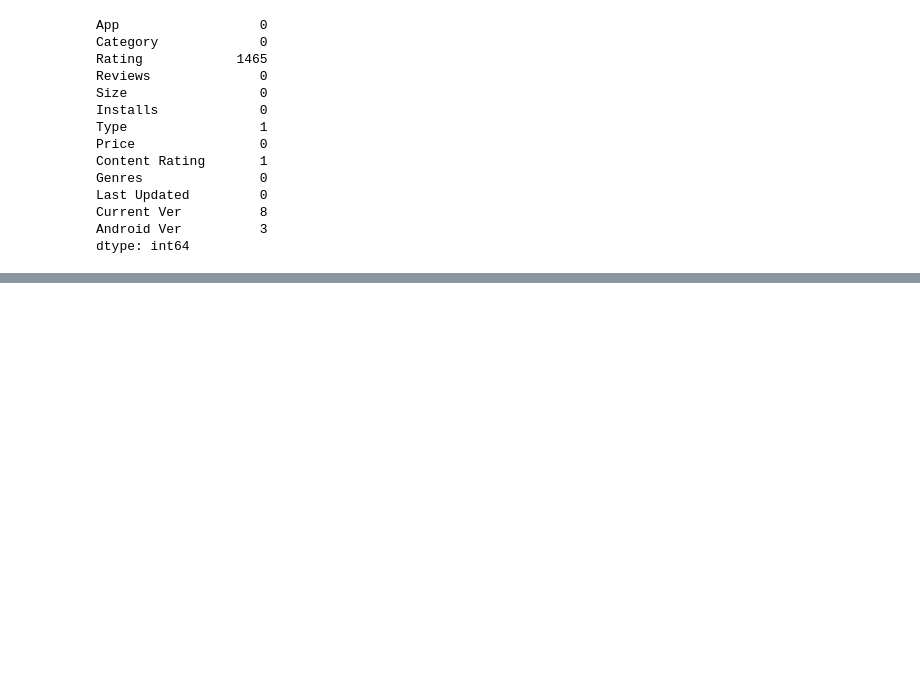
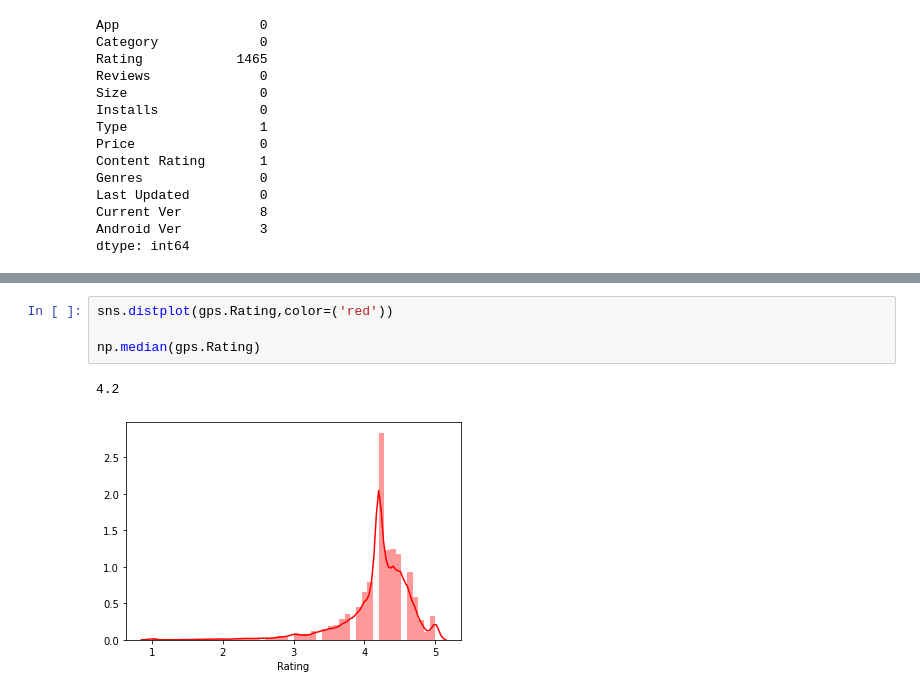
Before and after one commit to akhich551995/Google-app-store-analysis-akhil, a Jupyter notebook: GPS.ipynb, the cells around one changed output, grey strips where cells are left out. Drawn from its saved outputs; the diff is of its cells as text; blank space fills up the shorter version.

```diff
--- a/GPS.ipynb
+++ b/GPS.ipynb
@@ -85,0 +186,7 @@ gps['Rating'].isnull().sum()
+# %%
+sns.distplot(gps.Rating,color=('red'))
+
+np.median(gps.Rating)
+# %% [output]
+4.2
+[figure, added]
```
Also changed, not shown: parts of 18 cells of this notebook.
